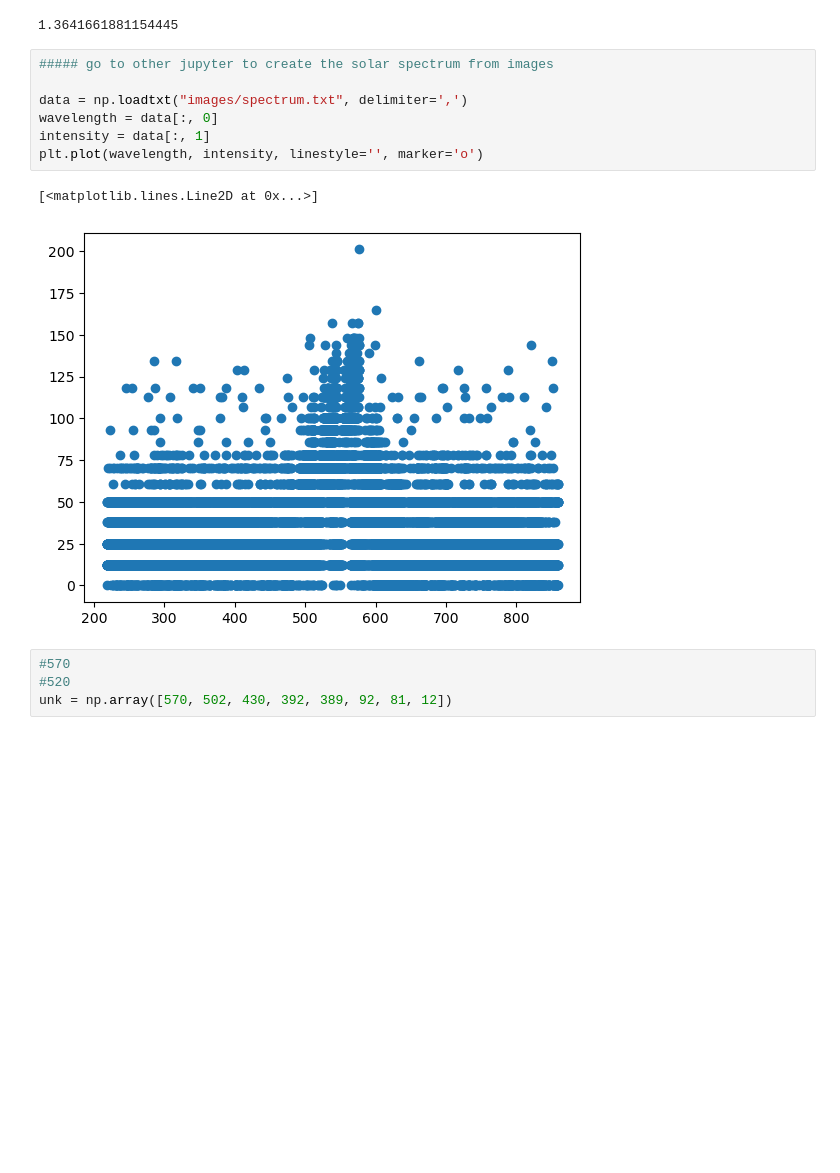
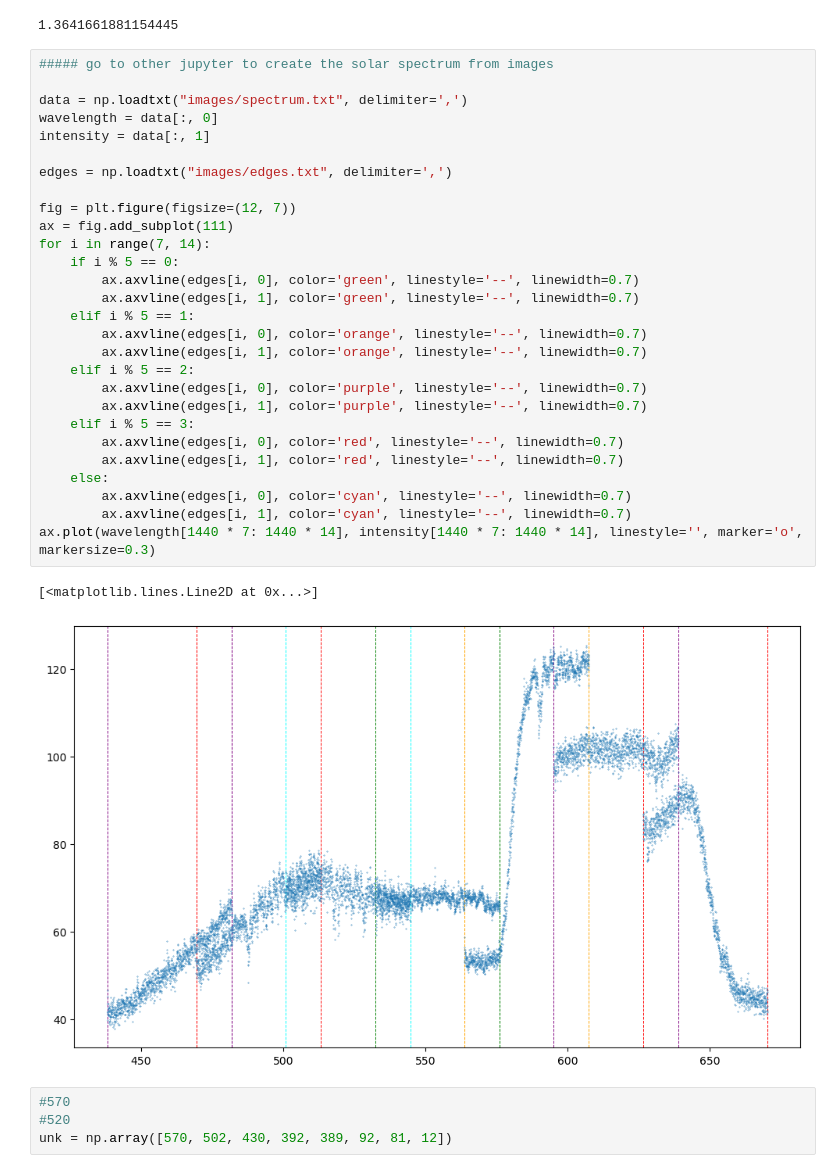
Before and after one commit to mengislukas-beep/Labor_Kiran_Lukas, a Jupyter notebook: Spektro2/spectroscopyII.ipynb, the cells around one changed output. Saved outputs shown, nothing was run; the diff lists cells and outputs as text; blank space fills up the shorter version.

```diff
--- a/Spektro2/spectroscopyII.ipynb
+++ b/Spektro2/spectroscopyII.ipynb
@@ -118,13 +118,34 @@ print(np.sqrt(jac**2 @ std_z.transpose()**2))
 # %%
 ##### go to other jupyter to create the solar spectrum from images
 
 data = np.loadtxt("images/spectrum.txt", delimiter=',')
 wavelength = data[:, 0]
 intensity = data[:, 1]
-plt.plot(wavelength, intensity, linestyle='', marker='o')
+
+edges = np.loadtxt("images/edges.txt", delimiter=',')
+
+fig = plt.figure(figsize=(12, 7))
+ax = fig.add_subplot(111)
+for i in range(7, 14):
+    if i % 5 == 0:
+        ax.axvline(edges[i, 0], color='green', linestyle='--', linewidth=0.7)
+        ax.axvline(edges[i, 1], color='green', linestyle='--', linewidth=0.7)
+    elif i % 5 == 1:
+        ax.axvline(edges[i, 0], color='orange', linestyle='--', linewidth=0.7)
+        ax.axvline(edges[i, 1], color='orange', linestyle='--', linewidth=0.7)
+    elif i % 5 == 2:
+        ax.axvline(edges[i, 0], color='purple', linestyle='--', linewidth=0.7)
+        ax.axvline(edges[i, 1], color='purple', linestyle='--', linewidth=0.7)
+    elif i % 5 == 3:
+        ax.axvline(edges[i, 0], color='red', linestyle='--', linewidth=0.7)
+        ax.axvline(edges[i, 1], color='red', linestyle='--', linewidth=0.7)
+    else:
+        ax.axvline(edges[i, 0], color='cyan', linestyle='--', linewidth=0.7)
+        ax.axvline(edges[i, 1], color='cyan', linestyle='--', linewidth=0.7)
+ax.plot(wavelength[1440 * 7: 1440 * 14], intensity[1440 * 7: 1440 * 14], linestyle='', marker='o', markersize=0.3)
 # %% [output]
 [<matplotlib.lines.Line2D at 0x...>]
-[figure, old version]
+[figure, new version]
 # %%
 #570
 #520
```
Also changed, not shown: parts of 1 cell of this notebook, 2 other files.
